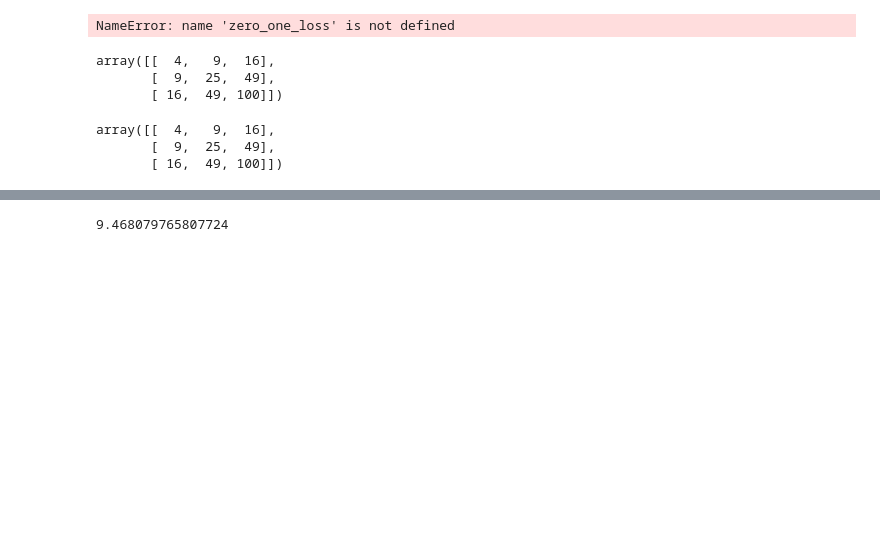
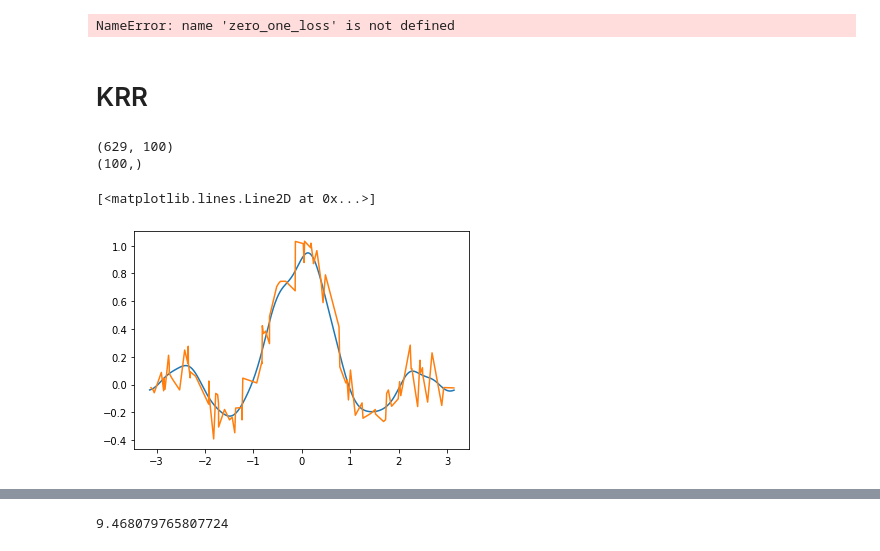
Before and after one commit to olhorst/ML_tests, a Jupyter notebook: problem_set3/krr.ipynb, the cells around one changed output, grey strips where cells are left out. Saved outputs shown, nothing was run; the diff lists cells and outputs as text; code cells hidden in the pictures; blank space fills up the shorter version.

```diff
--- a/problem_set3/krr.ipynb
+++ b/problem_set3/krr.ipynb
@@ -27,17 +27,5 @@ def cv(X, y, method, params, loss_function=zero_one_loss, nfolds=10, nrepetition
     return method
 # %% [output]
 NameError: name 'zero_one_loss' is not defined
-# %%
-b = np.array([[1],[2],[3]])
-c = np.array([4,5,6])
-(b*b.T+1)**2
-# %% [output]
-array([[  4,   9,  16],
-       [  9,  25,  49],
-       [ 16,  49, 100]])
-# %%
-(b.T*b+1)**2
-# %% [output]
-array([[  4,   9,  16],
-       [  9,  25,  49],
-       [ 16,  49, 100]])
+# %% [markdown]
+# KRR
@@ -43,0 +112,12 @@ array([[  4,   9,  16],
+# %%
+test = krr(kernel = 'gaussianCdist', kernelparameter=.25, regularization=0) #8 for polynomial
+t = time.time()
+a = test.fit(X=Xtr, y=Ytr)
+#print(time.time()-t)
+plt.plot(Xte, a.predict(Xte))
+plt.plot(Xtr, Ytr)
+# %% [output]
+(629, 100)
+(100,)
+[<matplotlib.lines.Line2D at 0x...>]
+[figure, added]
```
Also changed, not shown: parts of 62 cells of this notebook, 2 other files.
